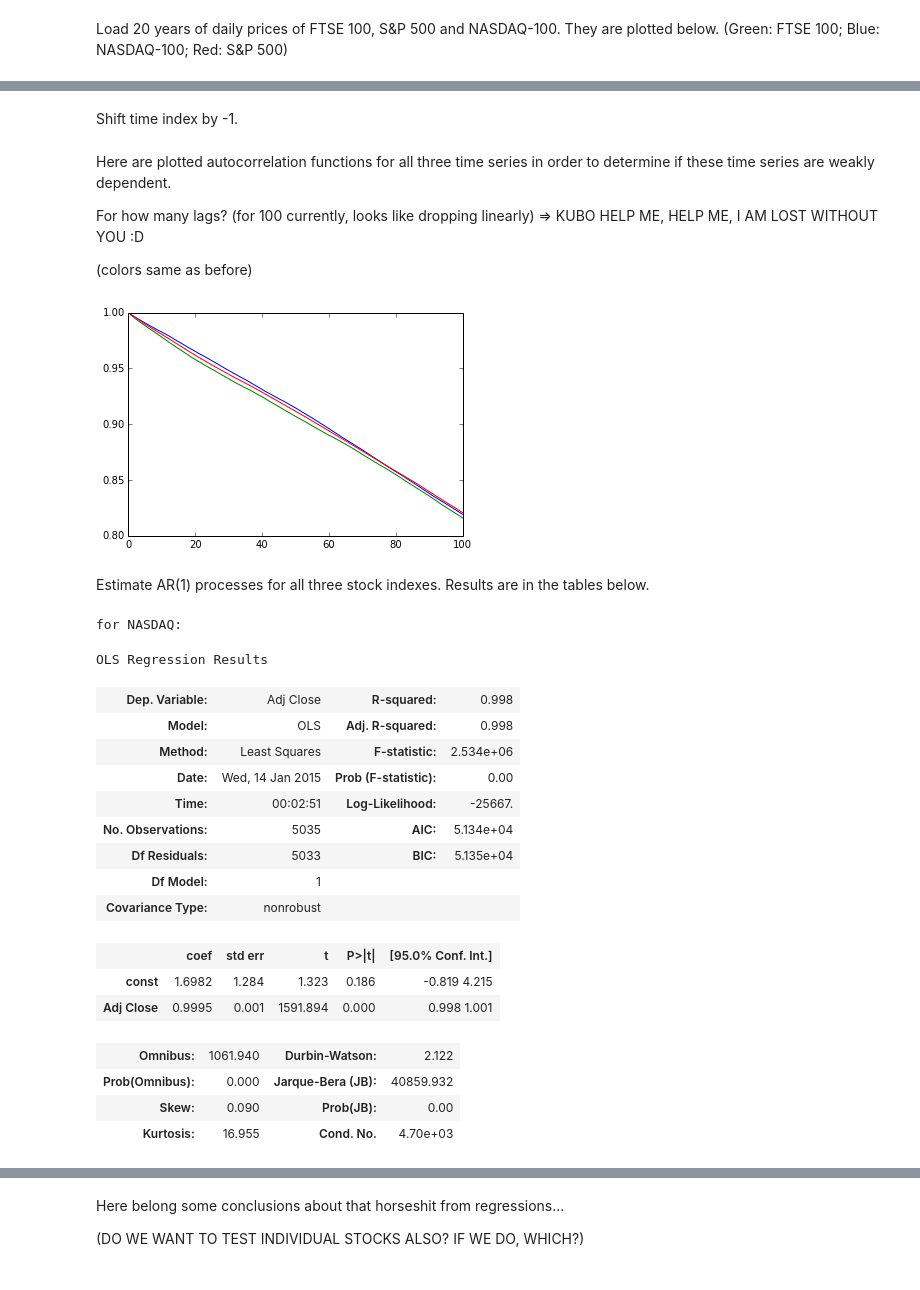
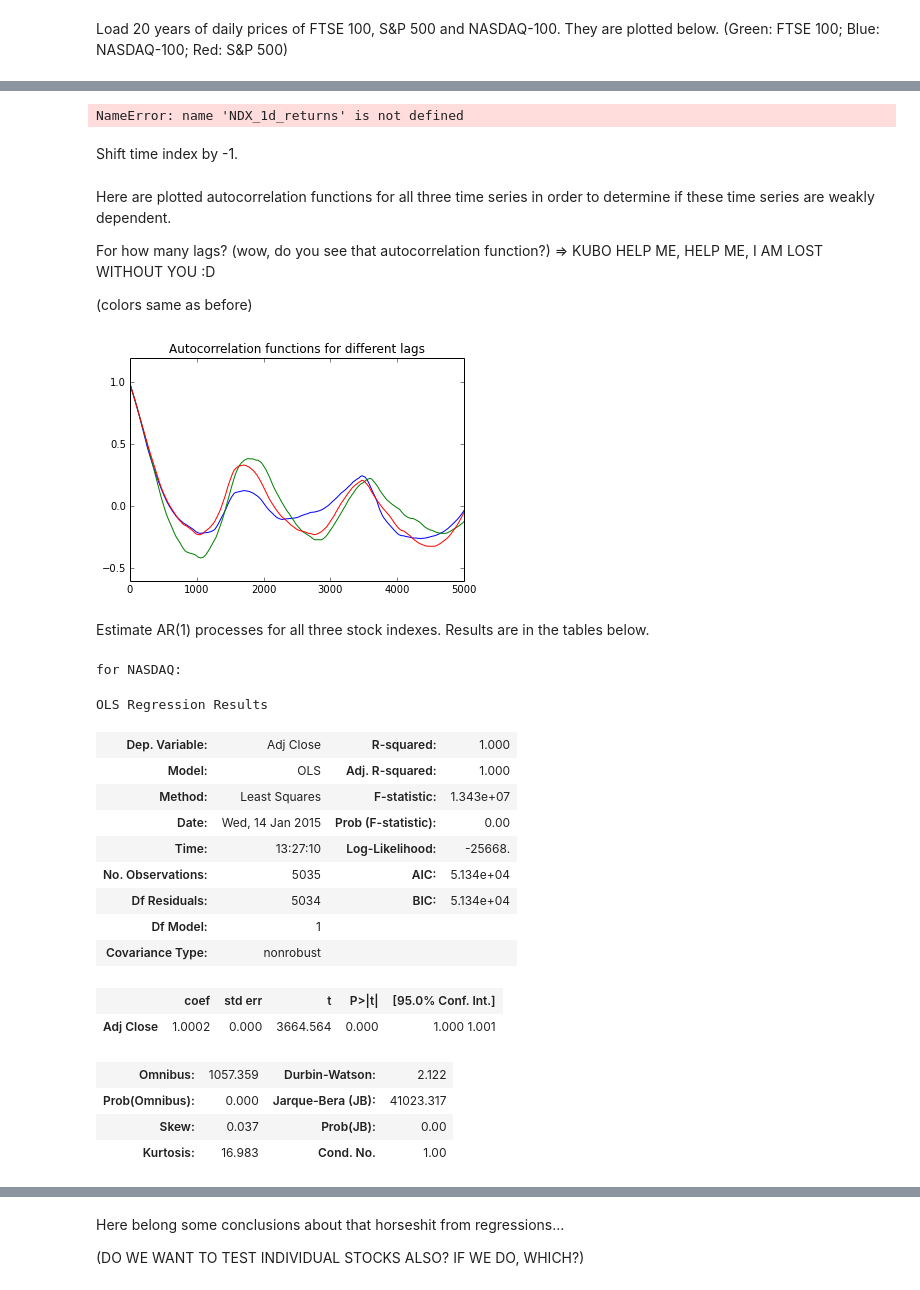
Before and after one commit to ankitvad/ML-FIN, a Jupyter notebook: Testing Random-Walk Hypothesis and related shit.ipynb, the cells around one changed output, grey strips where cells are left out. Cells and saved outputs as stored; diff of their text form; code cells hidden in the pictures.

```diff
--- a/Testing Random-Walk Hypothesis and related shit.ipynb
+++ b/Testing Random-Walk Hypothesis and related shit.ipynb
@@ -41,3 +70,11 @@ GSPC_1d_prices.plot()
+# %%
+table = PrettyTable(["Index-returns", "Mean", "Var", "Min", "Max"])
+table.add_row(["NASDAQ",NDX_1d_returns.mean(), NDX_1d_returns.var(), NDX_1d_returns.min(),NDX_1d_returns.max()])
+table.add_row(["FTSE 100",FTSE_1d_returns.mean(), FTSE_1d_returns.var(), FTSE_1d_returns.min(),FTSE_1d_returns.max()])
+table.add_row(["S&P 500",GSPC_1d_returns.mean(), GSPC_1d_returns.var(), GSPC_1d_returns.min(),GSPC_1d_returns.max()])
+print table
+# %% [output]
+NameError: name 'NDX_1d_returns' is not defined
 # %% [markdown]
 Shift time index by -1.
 # %%
@@ -49,22 +86,22 @@ GSPC_1d_prices_shifted = GSPC_1d_prices.shift().dropna()
 # %% [markdown]
 Here are plotted autocorrelation functions for all three time series in order to determine if these time series are weakly dependent.
 
-For how many lags? (for 100 currently, looks like dropping linearly) => KUBO HELP ME, HELP ME, I AM LOST WITHOUT YOU :D
+For how many lags? (wow, do you see that autocorrelation function?) => KUBO HELP ME, HELP ME, I AM LOST WITHOUT YOU :D
 
 (colors same as before)
 # %%
-plt.plot(sm.tsa.stattools.acf(NDX_1d_prices, nlags=100))
-plt.plot(sm.tsa.stattools.acf(FTSE_1d_prices, nlags=100))
-plt.plot(sm.tsa.stattools.acf(GSPC_1d_prices, nlags=100))
+plt.plot(sm.tsa.stattools.acf(NDX_1d_prices, nlags=5000))
+plt.plot(sm.tsa.stattools.acf(FTSE_1d_prices, nlags=5000))
+plt.plot(sm.tsa.stattools.acf(GSPC_1d_prices, nlags=5000))
+plt.title('Autocorrelation functions for different lags')
 plt.show()
 # %% [output]
-[figure, old version]
+[figure, new version]
 # %% [markdown]
 Estimate AR(1) processes for all three stock indexes. Results are in the tables below.
 # %%
 y = NDX_1d_prices[1:]
 X = NDX_1d_prices.shift().dropna()
-X = sm.add_constant(X)
 
 print 'for NASDAQ:'
 
@@ -74,22 +111,21 @@ est.summary()
 # %% [output]
 for NASDAQ:
 OLS Regression Results
-| Dep. Variable: | Adj Close | R-squared: | 0.998 |
-| Model: | OLS | Adj. R-squared: | 0.998 |
-| Method: | Least Squares | F-statistic: | 2.534e+06 |
+| Dep. Variable: | Adj Close | R-squared: | 1.000 |
+| Model: | OLS | Adj. R-squared: | 1.000 |
+| Method: | Least Squares | F-statistic: | 1.343e+07 |
 | Date: | Wed, 14 Jan 2015 | Prob (F-statistic): | 0.00 |
-| Time: | 00:02:51 | Log-Likelihood: | -25667. |
+| Time: | 13:27:10 | Log-Likelihood: | -25668. |
 | No. Observations: | 5035 | AIC: | 5.134e+04 |
-| Df Residuals: | 5033 | BIC: | 5.135e+04 |
+| Df Residuals: | 5034 | BIC: | 5.134e+04 |
 | Df Model: | 1 |  |  |
 | Covariance Type: | nonrobust |  |  |
 |  | coef | std err | t | P>|t| | [95.0% Conf. Int.] |
-| const | 1.6982 | 1.284 | 1.323 | 0.186 | -0.819 4.215 |
-| Adj Close | 0.9995 | 0.001 | 1591.894 | 0.000 | 0.998 1.001 |
+| Adj Close | 1.0002 | 0.000 | 3664.564 | 0.000 | 1.000 1.001 |
-| Omnibus: | 1061.940 | Durbin-Watson: | 2.122 |
-| Prob(Omnibus): | 0.000 | Jarque-Bera (JB): | 40859.932 |
-| Skew: | 0.090 | Prob(JB): | 0.00 |
-| Kurtosis: | 16.955 | Cond. No. | 4.70e+03 |
+| Omnibus: | 1057.359 | Durbin-Watson: | 2.122 |
+| Prob(Omnibus): | 0.000 | Jarque-Bera (JB): | 41023.317 |
+| Skew: | 0.037 | Prob(JB): | 0.00 |
+| Kurtosis: | 16.983 | Cond. No. | 1.00 |
 # %%
 y = FTSE_1d_prices[1:]
 X = FTSE_1d_prices.shift().dropna()
```
Also changed, not shown: parts of 16 cells of this notebook.
